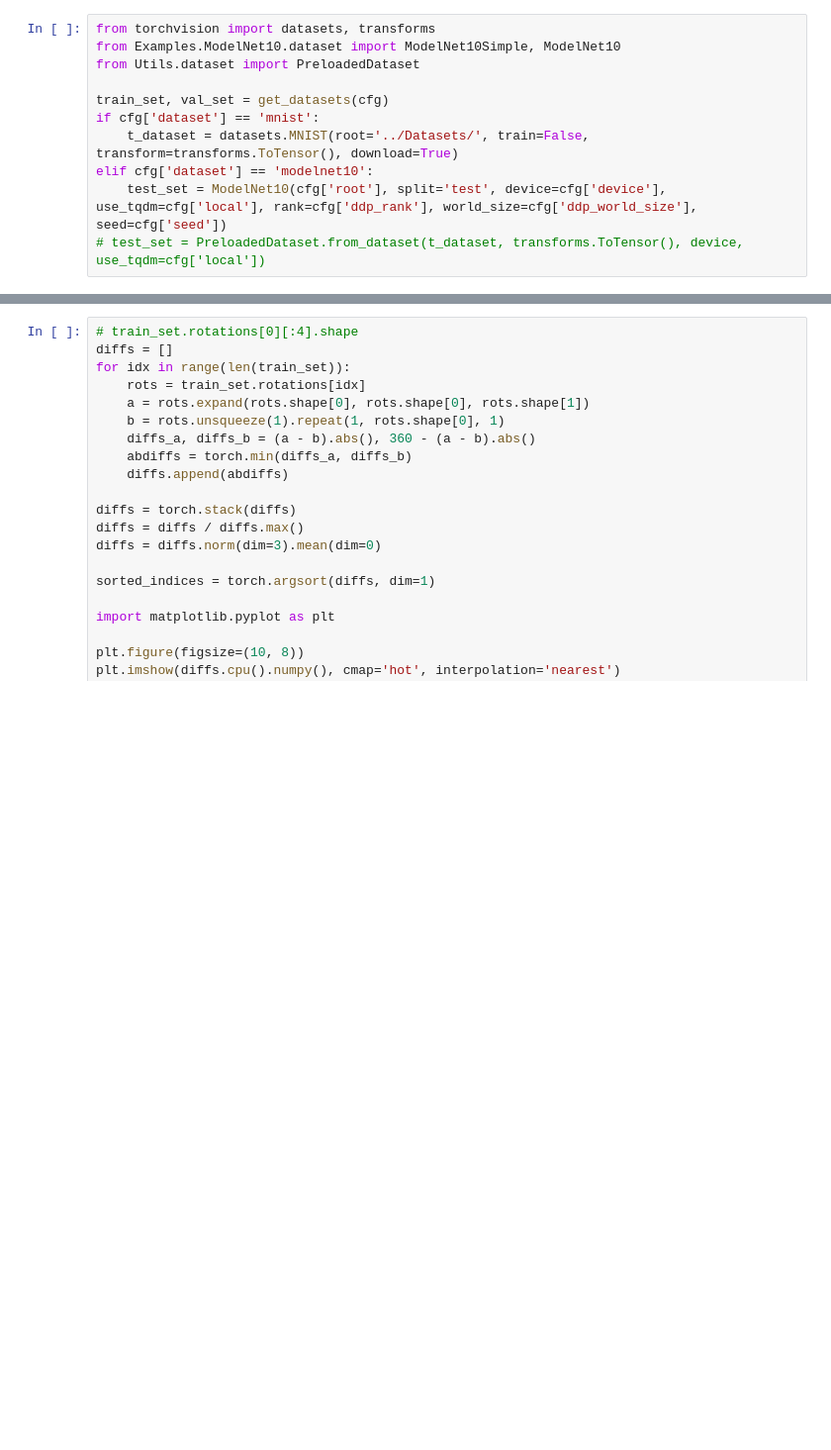
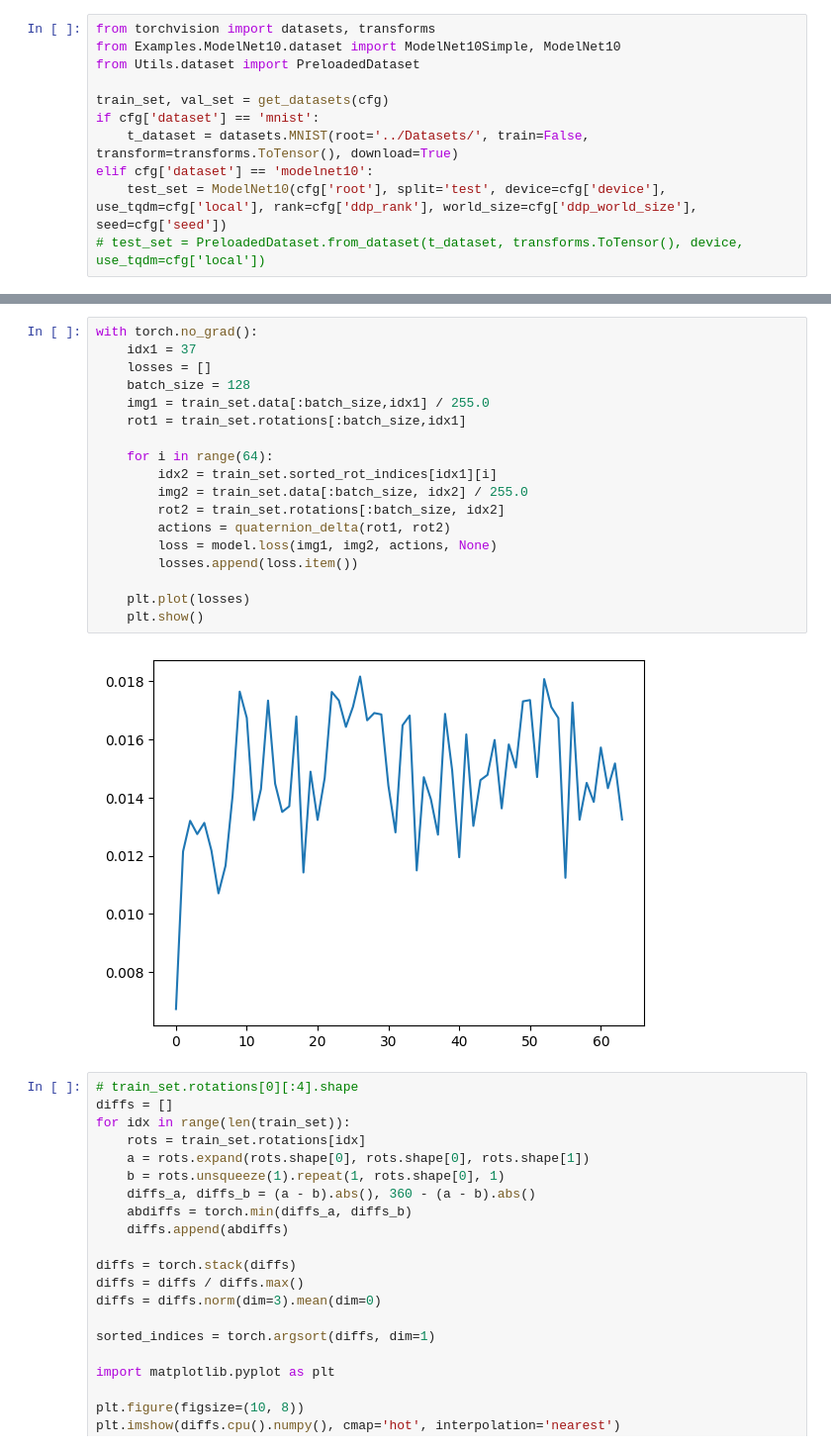
Before and after one commit to joeagriffith/HEPA, a Jupyter notebook: modelnet10_eval.ipynb, the cells around one changed output, grey strips where cells are left out. Shown: that part at 99% size. Cells and saved outputs as stored; diff of their text form; blank space fills up the shorter version.

```diff
--- a/modelnet10_eval.ipynb
+++ b/modelnet10_eval.ipynb
@@ -263,3 +261,23 @@ interactive(children=(IntSlider(value=0, description='obj_idx', max=3191), IntSl
+# %%
+with torch.no_grad():
+    idx1 = 37
+    losses = []
+    batch_size = 128
+    img1 = train_set.data[:batch_size,idx1] / 255.0
+    rot1 = train_set.rotations[:batch_size,idx1]
+
+    for i in range(64):
+        idx2 = train_set.sorted_rot_indices[idx1][i]
+        img2 = train_set.data[:batch_size, idx2] / 255.0
+        rot2 = train_set.rotations[:batch_size, idx2]
+        actions = quaternion_delta(rot1, rot2)
+        loss = model.loss(img1, img2, actions, None)
+        losses.append(loss.item())
+
+    plt.plot(losses)
+    plt.show()
+# %% [output]
+[figure, added]
 # %%
 # train_set.rotations[0][:4].shape
 diffs = []
```
Also changed, not shown: parts of 16 cells of this notebook, 2 other files.
